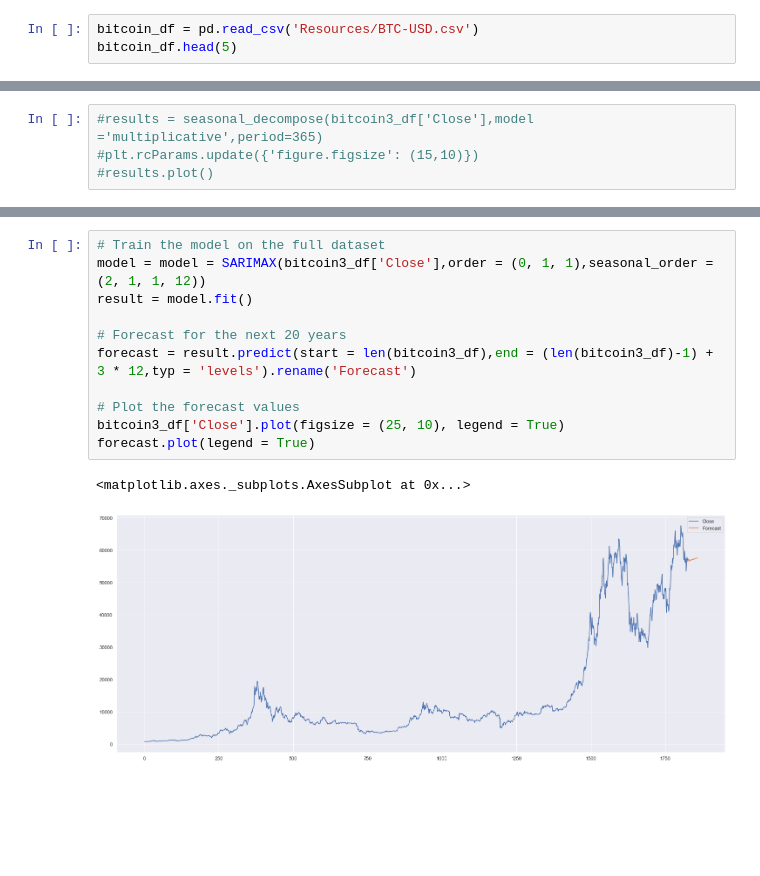
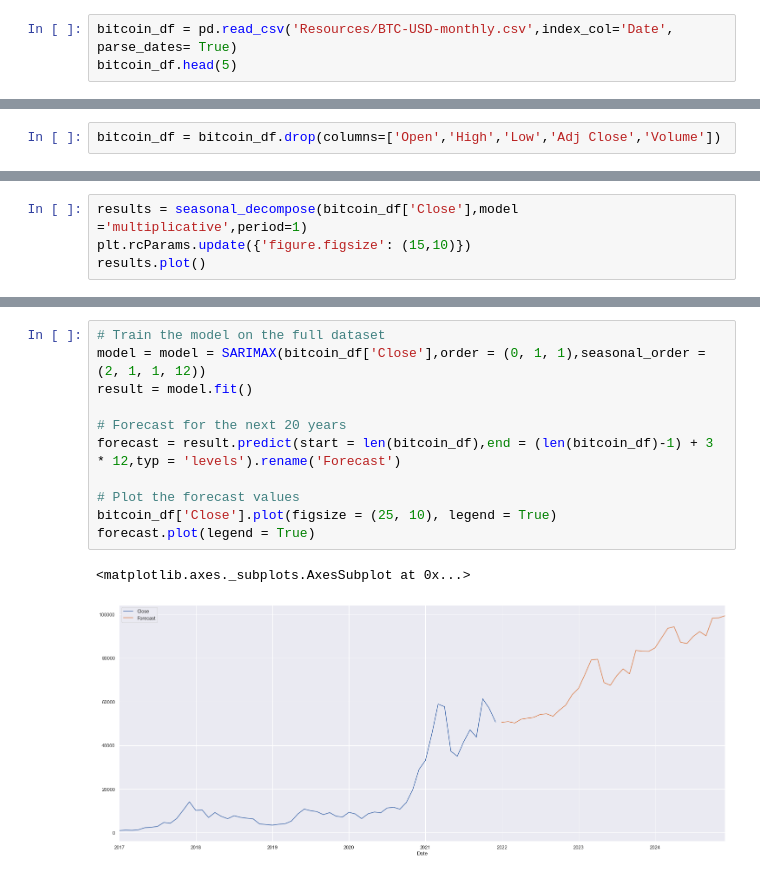
Before and after one commit to dmayo0317/project4, a Jupyter notebook: Bitcoin_monthly.ipynb, the cells around one changed output, grey strips where cells are left out. Drawn from its saved outputs; the diff is of its cells as text; blank space fills up the shorter version.

Commit message:
bitcoin monthly

```diff
--- a/Bitcoin_monthly.ipynb
+++ b/Bitcoin_monthly.ipynb
@@ -16,6 +15,6 @@ import matplotlib.dates as mdates
 from datetime import datetime, timedelta
 import matplotlib.pylab as plt
 # %%
-bitcoin_df = pd.read_csv('Resources/BTC-USD.csv')
+bitcoin_df = pd.read_csv('Resources/BTC-USD-monthly.csv',index_col='Date', parse_dates= True)
 bitcoin_df.head(5)
 # %% [output]
@@ -41,0 +38,2 @@ del bitcoin_df['Volume']
+# %%
+bitcoin_df = bitcoin_df.drop(columns=['Open','High','Low','Adj Close','Volume'])
@@ -156,4 +60,4 @@ dtype: object
 # %%
-#results = seasonal_decompose(bitcoin3_df['Close'],model ='multiplicative',period=365)
-#plt.rcParams.update({'figure.figsize': (15,10)})
-#results.plot()
+results = seasonal_decompose(bitcoin_df['Close'],model ='multiplicative',period=1)
+plt.rcParams.update({'figure.figsize': (15,10)})
+results.plot()
@@ -326,14 +186,14 @@ mean_squared_error(test["Close"], predictions)
 # %%
 # Train the model on the full dataset
-model = model = SARIMAX(bitcoin3_df['Close'],order = (0, 1, 1),seasonal_order =(2, 1, 1, 12))
+model = model = SARIMAX(bitcoin_df['Close'],order = (0, 1, 1),seasonal_order =(2, 1, 1, 12))
 result = model.fit()
 
 # Forecast for the next 20 years
-forecast = result.predict(start = len(bitcoin3_df),end = (len(bitcoin3_df)-1) + 3 * 12,typ = 'levels').rename('Forecast')
+forecast = result.predict(start = len(bitcoin_df),end = (len(bitcoin_df)-1) + 3 * 12,typ = 'levels').rename('Forecast')
 
 # Plot the forecast values
-bitcoin3_df['Close'].plot(figsize = (25, 10), legend = True)
+bitcoin_df['Close'].plot(figsize = (25, 10), legend = True)
 forecast.plot(legend = True)
 # %% [output]
 <matplotlib.axes._subplots.AxesSubplot at 0x...>
-[figure, old version]
+[figure, new version]
```
Also changed, not shown: parts of 26 cells of this notebook.
